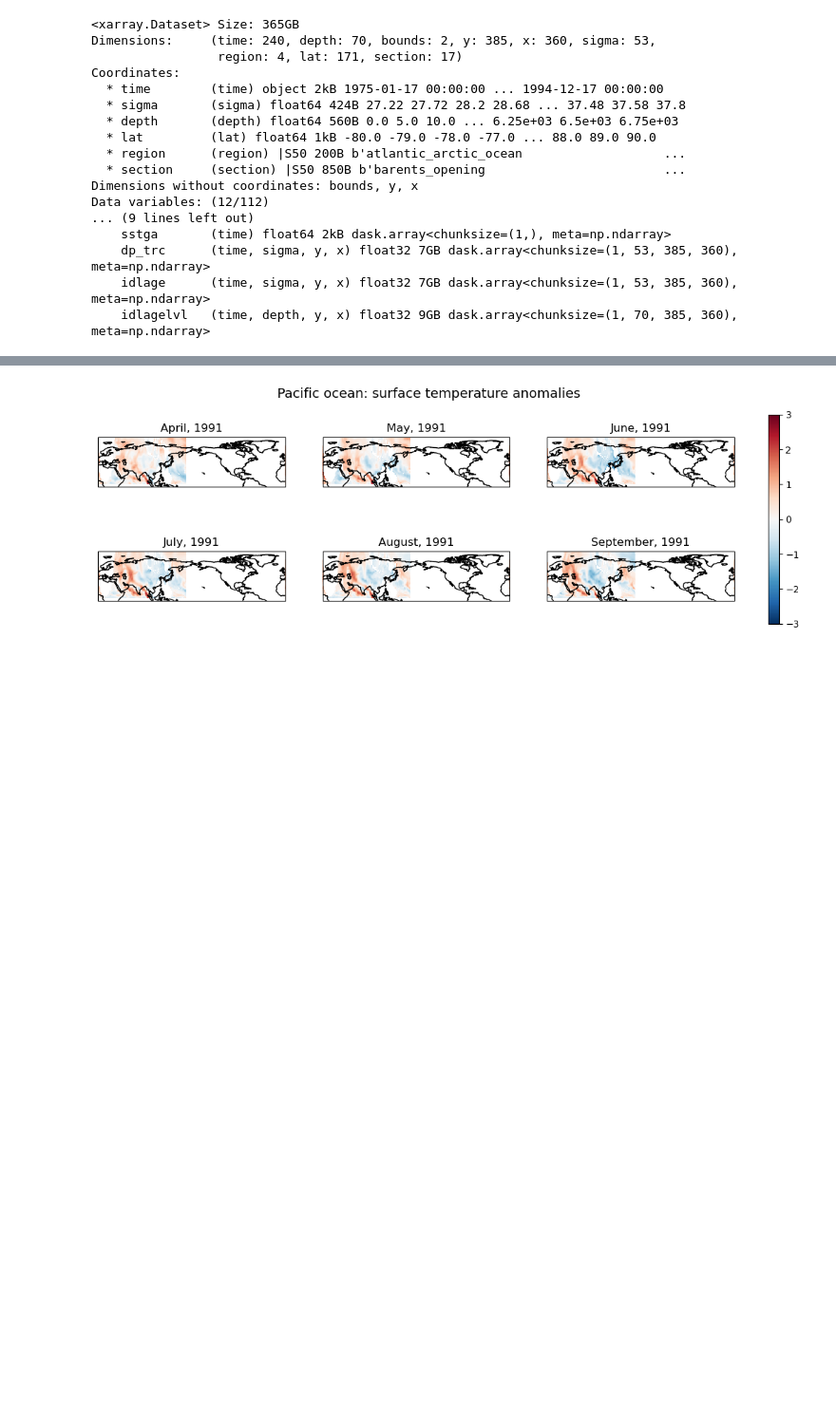
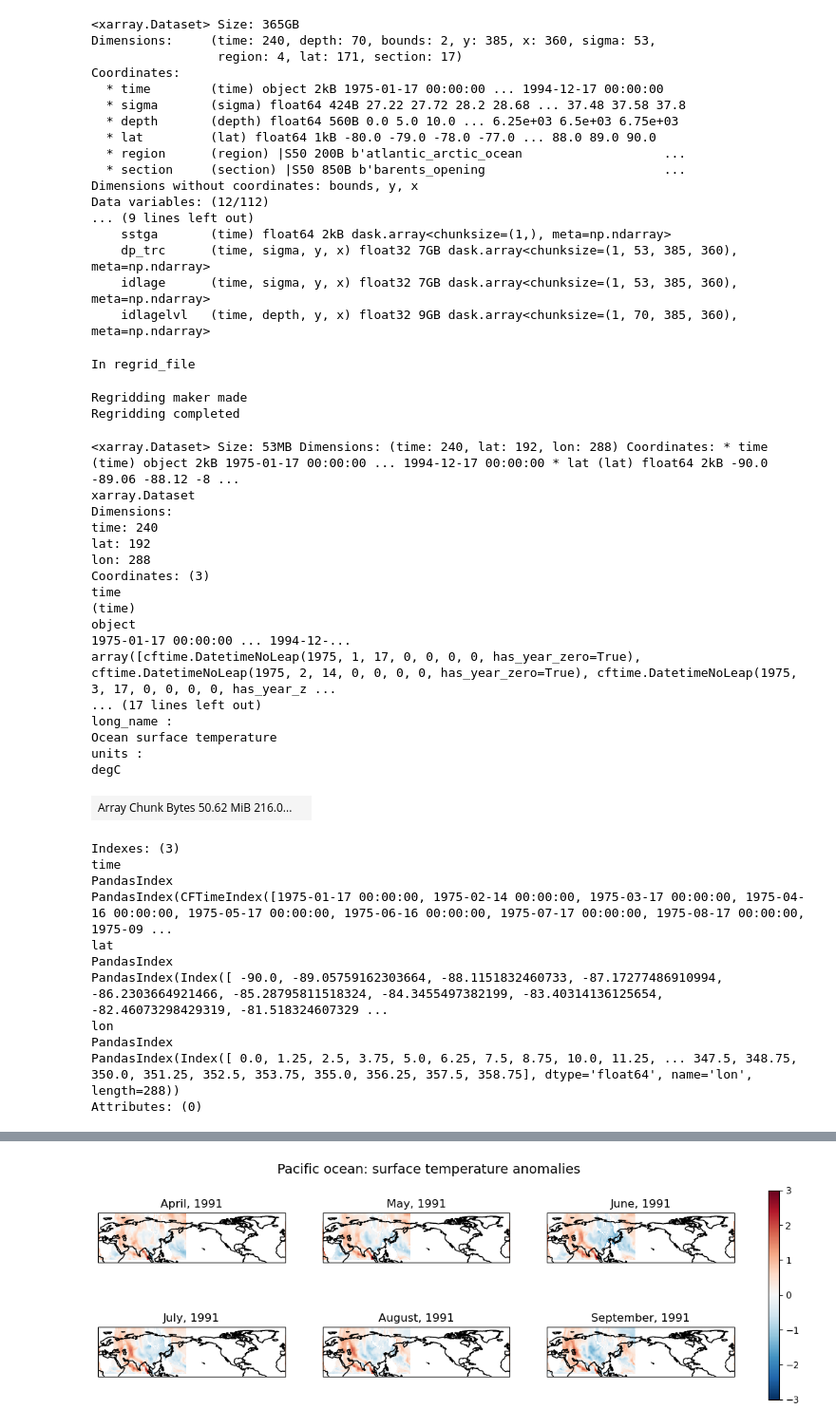
Before and after one commit to EliHHogemo/master_thesis, a Jupyter notebook: ocean.ipynb, the cells around one changed output, grey strips where cells are left out. Shown at 95% size. Saved outputs shown, nothing was run; the diff lists cells and outputs as text; code cells hidden in the pictures; blank space fills up the shorter version.

```diff
--- a/ocean.ipynb
+++ b/ocean.ipynb
@@ -61,3 +84,43 @@ Data variables: (12/112)
     dp_trc      (time, sigma, y, x) float32 7GB dask.array<chunksize=(1, 53, 385, 360), meta=np.ndarray>
     idlage      (time, sigma, y, x) float32 7GB dask.array<chunksize=(1, 53, 385, 360), meta=np.ndarray>
     idlagelvl   (time, depth, y, x) float32 9GB dask.array<chunksize=(1, 70, 385, 360), meta=np.ndarray>
+# %%
+var = "sst"
+modelversion = "NorESM2"
+dr = rg.regrid_ocean(ds[var], var, modelversion, "/projects/NS1004K/elihho/NHIST_ocean_regridded")
+# %% [output]
+In regrid_file
+Regridding maker made
+Regridding completed
+# %%
+dr
+# %% [output]
+<xarray.Dataset> Size: 53MB Dimensions: (time: 240, lat: 192, lon: 288) Coordinates: * time (time) object 2kB 1975-01-17 00:00:00 ... 1994-12-17 00:00:00 * lat (lat) float64 2kB -90.0 -89.06 -88.12 -8 ...
+xarray.Dataset
+Dimensions:
+time: 240
+lat: 192
+lon: 288
+Coordinates: (3)
+time
+(time)
+object
+1975-01-17 00:00:00 ... 1994-12-...
+array([cftime.DatetimeNoLeap(1975, 1, 17, 0, 0, 0, 0, has_year_zero=True), cftime.DatetimeNoLeap(1975, 2, 14, 0, 0, 0, 0, has_year_zero=True), cftime.DatetimeNoLeap(1975, 3, 17, 0, 0, 0, 0, has_year_z ...
+... (17 lines left out)
+long_name :
+Ocean surface temperature
+units :
+degC
+| Array Chunk Bytes 50.62 MiB 216.0... |  |
+Indexes: (3)
+time
+PandasIndex
+PandasIndex(CFTimeIndex([1975-01-17 00:00:00, 1975-02-14 00:00:00, 1975-03-17 00:00:00, 1975-04-16 00:00:00, 1975-05-17 00:00:00, 1975-06-16 00:00:00, 1975-07-17 00:00:00, 1975-08-17 00:00:00, 1975-09 ...
+lat
+PandasIndex
+PandasIndex(Index([ -90.0, -89.05759162303664, -88.1151832460733, -87.17277486910994, -86.2303664921466, -85.28795811518324, -84.3455497382199, -83.40314136125654, -82.46073298429319, -81.518324607329 ...
+lon
+PandasIndex
+PandasIndex(Index([ 0.0, 1.25, 2.5, 3.75, 5.0, 6.25, 7.5, 8.75, 10.0, 11.25, ... 347.5, 348.75, 350.0, 351.25, 352.5, 353.75, 355.0, 356.25, 357.5, 358.75], dtype='float64', name='lon', length=288))
+Attributes: (0)
```
Also changed, not shown: parts of 11 cells of this notebook, 2 other files.
